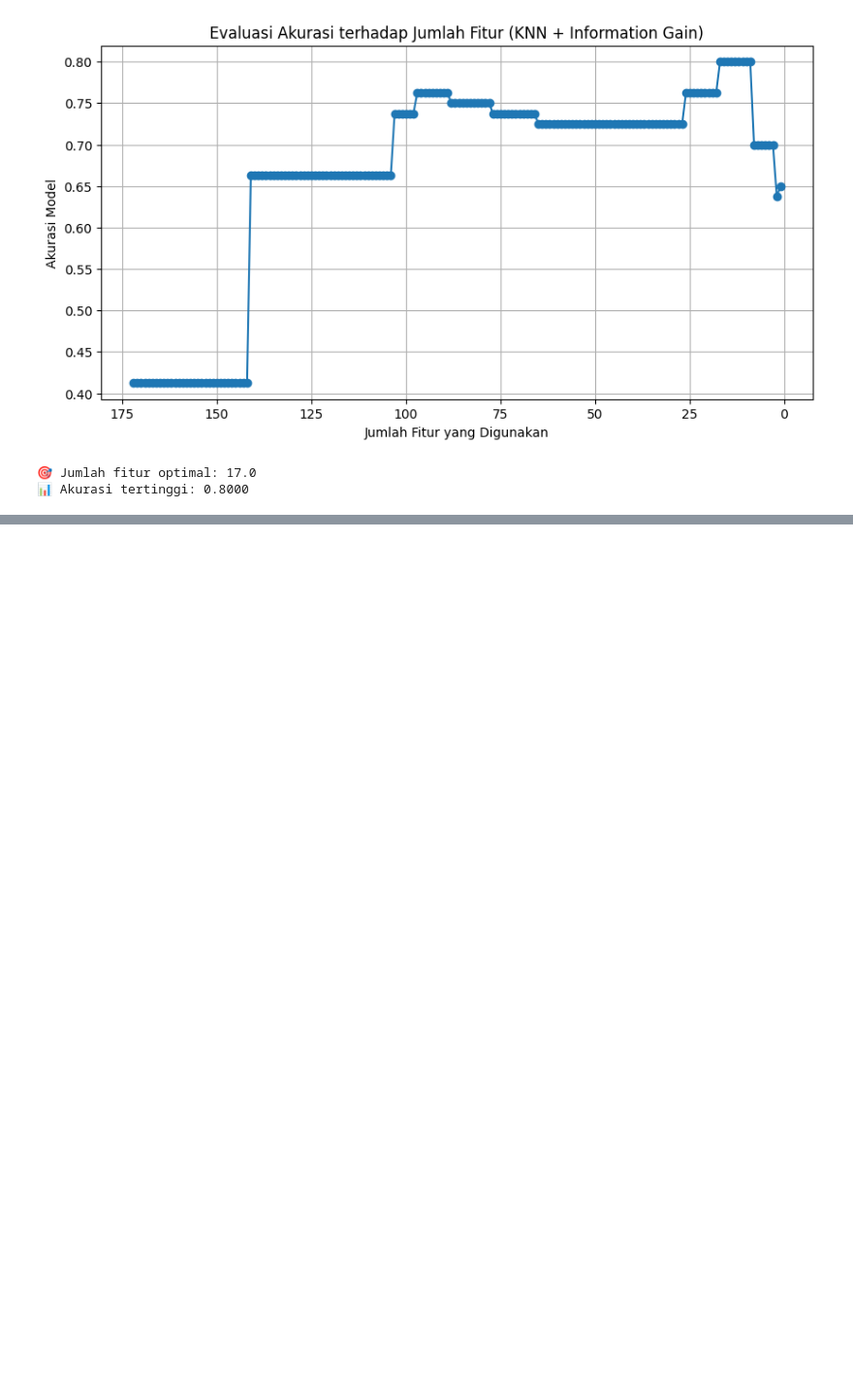
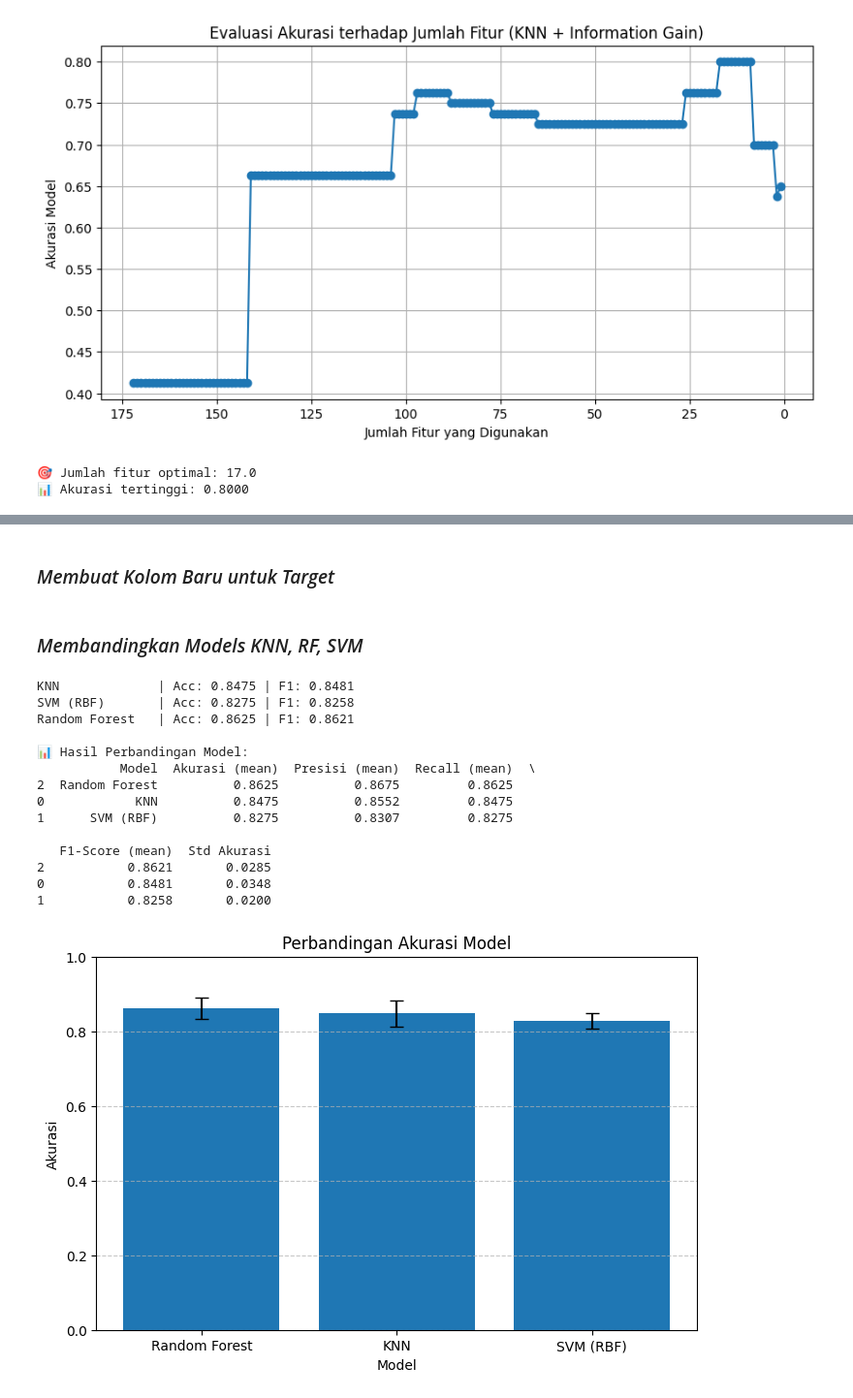
Before and after one commit to fznnfitrah/PSD, a Jupyter notebook: psd/project-timeseries-audio-multilabel.ipynb, the cells around one changed output, grey strips where cells are left out. Shown: that part at 97% size. Cells and saved outputs as stored; diff of their text form; code cells hidden in the pictures; blank space fills up the shorter version.

```diff
--- a/psd/project-timeseries-audio-multilabel.ipynb
+++ b/psd/project-timeseries-audio-multilabel.ipynb
@@ -334,0 +540,2 @@ Fitur:   1 | Akurasi: 0.6500
+# %% [markdown]
+### *Membuat Kolom Baru untuk Target*
@@ -334,0 +548,72 @@ Fitur:   1 | Akurasi: 0.6500
+# %% [markdown]
+### *Membandingkan Models KNN, RF, SVM*
+# %%
+# 1️. Pilih dataset yang ingin digunakan
+dataset = df_pca_selected_ready
+
+# Pisahkan fitur dan target
+X = dataset.drop(columns=["target"])
+
+le = LabelEncoder()
+y = le.fit_transform(df_ig_ready["target"])
+# %%
+# 2️. Inisialisasi model-model yang akan dibandingkan
+models = {
+    "KNN": KNeighborsClassifier(n_neighbors=5),
+    "SVM (RBF)": SVC(kernel="rbf", C=1, gamma="scale"),
+    "Random Forest": RandomForestClassifier(n_estimators=100, random_state=42)
+}
+
+
+# 3️. Konfigurasi K-Fold Cross Validation
+kfold = StratifiedKFold(n_splits=5, shuffle=True, random_state=42)
+# %%
+# 4. Evaluasi setiap model
+results = []
+for name, model in models.items():
+    scores = cross_validate(
+        model, X, y, cv=kfold,
+        scoring=['accuracy', 'precision_macro', 'recall_macro', 'f1_macro']
+    )
+
+    results.append({
+        "Model": name,
+        "Akurasi (mean)": np.mean(scores['test_accuracy']),
+        "Presisi (mean)": np.mean(scores['test_precision_macro']),
+        "Recall (mean)": np.mean(scores['test_recall_macro']),
+        "F1-Score (mean)": np.mean(scores['test_f1_macro']),
+        "Std Akurasi": np.std(scores['test_accuracy'])
+    })
+
+    print(f"{name:15s} | Acc: {np.mean(scores['test_accuracy']):.4f} | F1: {np.mean(scores['test_f1_macro']):.4f}")
+
+# 5️. Simpan hasil ke DataFrame dan tampilkan
+results_df = pd.DataFrame(results).sort_values(by="Akurasi (mean)", ascending=False)
+print("\n📊 Hasil Perbandingan Model:")
+print(results_df.round(4))
+
+# 6️. Visualisasi hasil perbandingan
+plt.figure(figsize=(8, 5))
+plt.bar(results_df["Model"], results_df["Akurasi (mean)"], yerr=results_df["Std Akurasi"], capsize=5)
+plt.title("Perbandingan Akurasi Model")
+plt.ylabel("Akurasi")
+plt.xlabel("Model")
+plt.ylim(0, 1)
+plt.grid(axis='y', linestyle='--', alpha=0.7)
+plt.show()
+# %% [output]
+KNN             | Acc: 0.8475 | F1: 0.8481
+SVM (RBF)       | Acc: 0.8275 | F1: 0.8258
+Random Forest   | Acc: 0.8625 | F1: 0.8621
+
+📊 Hasil Perbandingan Model:
+           Model  Akurasi (mean)  Presisi (mean)  Recall (mean)  \
+2  Random Forest          0.8625          0.8675         0.8625
+0            KNN          0.8475          0.8552         0.8475
+1      SVM (RBF)          0.8275          0.8307         0.8275
+
+   F1-Score (mean)  Std Akurasi
+2           0.8621       0.0285
+0           0.8481       0.0348
+1           0.8258       0.0200
+[figure, added]
```
Also changed, not shown: parts of 25 cells of this notebook, 33 other files.
